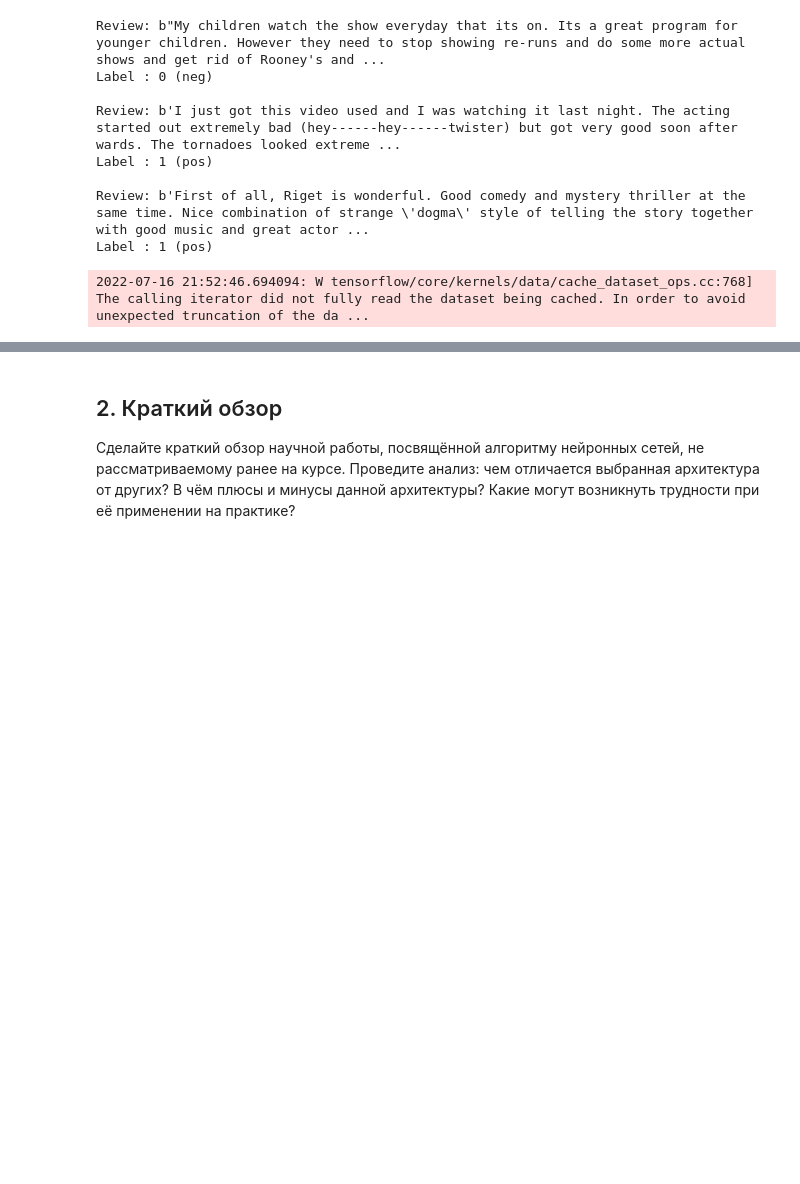
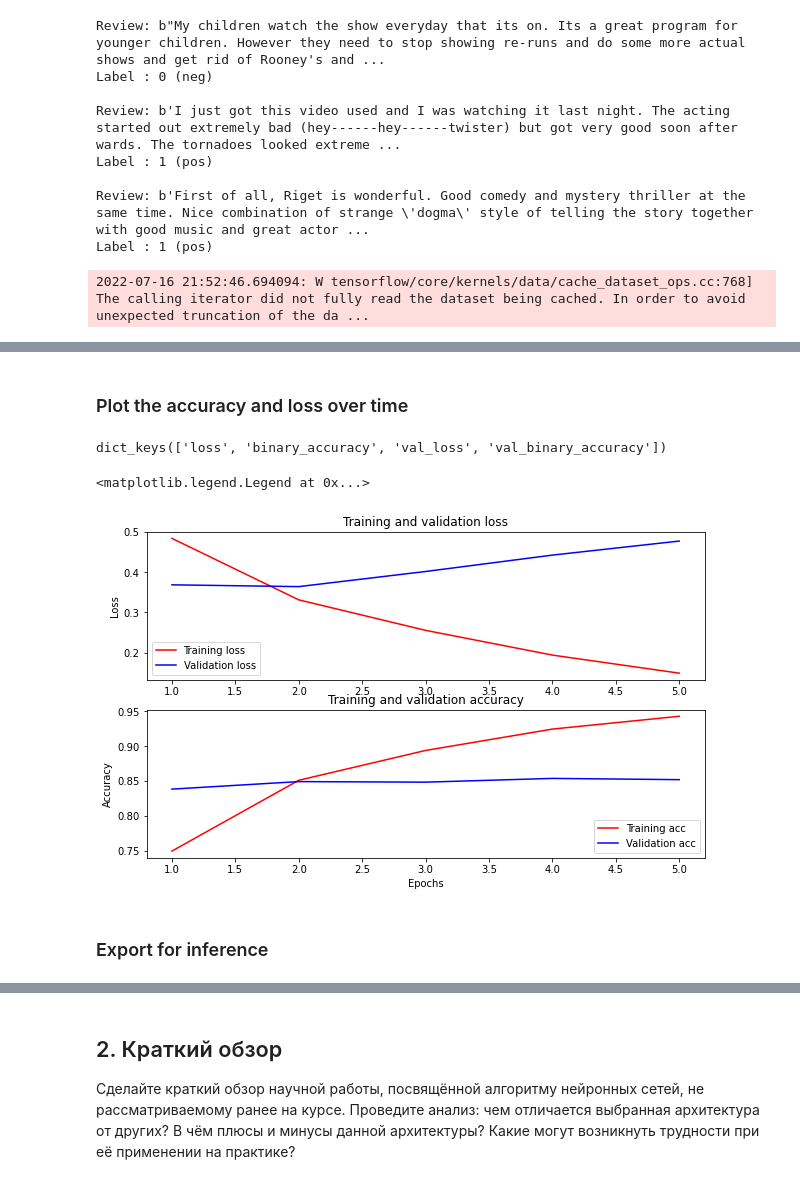
Before and after one commit to hildar/intro-nn, a Jupyter notebook: L8 GAN/course_ project.ipynb, the cells around one changed output, grey strips where cells are left out. Drawn from its saved outputs; the diff is of its cells as text; code cells hidden in the pictures; blank space fills up the shorter version.

```diff
--- a/L8 GAN/course_ project.ipynb
+++ b/L8 GAN/course_ project.ipynb
@@ -102,0 +216,11 @@ Label : 1 (pos)
+# %%
+epochs = 5
+steps_per_epoch = tf.data.experimental.cardinality(train_ds).numpy()
+num_train_steps = steps_per_epoch * epochs
+num_warmup_steps = int(0.1*num_train_steps)
+
+init_lr = 3e-5
+optimizer = optimization.create_optimizer(init_lr=init_lr,
+                                          num_train_steps=num_train_steps,
+                                          num_warmup_steps=num_warmup_steps,
+                                          optimizer_type='adamw')
@@ -102,0 +229,9 @@ Label : 1 (pos)
+# %%
+classifier_model.compile(optimizer=optimizer,
+                         loss=loss,
+                         metrics=metrics)
+# %%
+print(f'Training model with {tfhub_handle_encoder}')
+history = classifier_model.fit(x=train_ds,
+                               validation_data=val_ds,
+                               epochs=epochs)
@@ -102,0 +261,38 @@ Label : 1 (pos)
+# %% [markdown]
+### Plot the accuracy and loss over time
+# %%
+history_dict = history.history
+print(history_dict.keys())
+
+acc = history_dict['binary_accuracy']
+val_acc = history_dict['val_binary_accuracy']
+loss = history_dict['loss']
+val_loss = history_dict['val_loss']
+
+epochs = range(1, len(acc) + 1)
+fig = plt.figure(figsize=(10, 6))
+fig.tight_layout()
+
+plt.subplot(2, 1, 1)
+# r is for "solid red line"
+plt.plot(epochs, loss, 'r', label='Training loss')
+# b is for "solid blue line"
+plt.plot(epochs, val_loss, 'b', label='Validation loss')
+plt.title('Training and validation loss')
+# plt.xlabel('Epochs')
+plt.ylabel('Loss')
+plt.legend()
+
+plt.subplot(2, 1, 2)
+plt.plot(epochs, acc, 'r', label='Training acc')
+plt.plot(epochs, val_acc, 'b', label='Validation acc')
+plt.title('Training and validation accuracy')
+plt.xlabel('Epochs')
+plt.ylabel('Accuracy')
+plt.legend(loc='lower right')
+# %% [output]
+dict_keys(['loss', 'binary_accuracy', 'val_loss', 'val_binary_accuracy'])
+<matplotlib.legend.Legend at 0x...>
+[figure, added]
+# %% [markdown]
+### Export for inference
```
Also changed, not shown: parts of 25 cells of this notebook.
